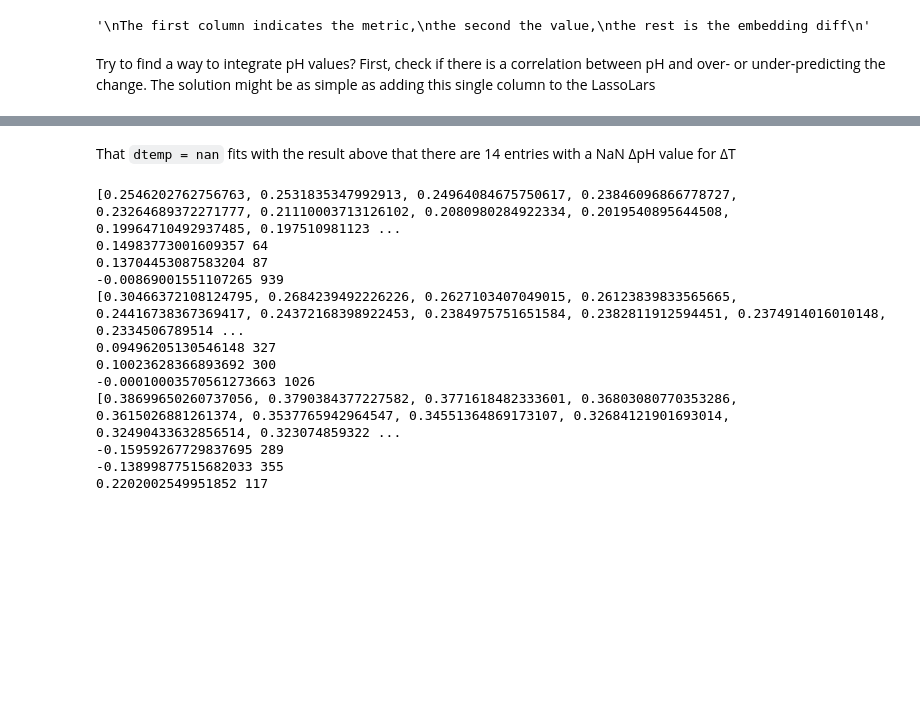
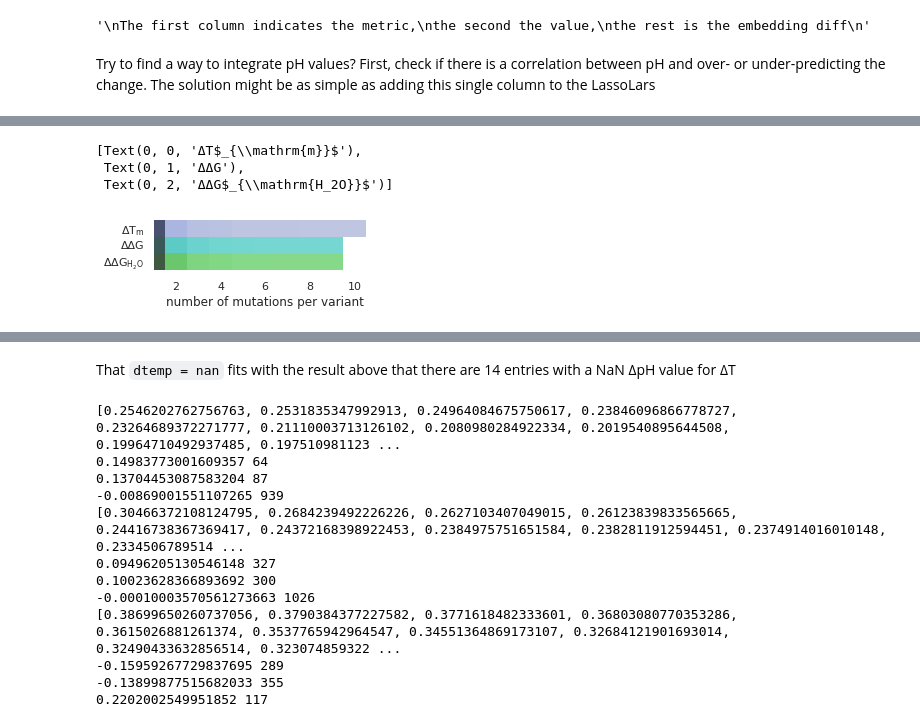
Before and after one commit to lkndl/mapra, a Jupyter notebook: mapra/9_more.ipynb, the cells around one changed output, grey strips where cells are left out. Saved outputs shown, nothing was run; the diff lists cells and outputs as text; code cells hidden in the pictures; blank space fills up the shorter version.

```diff
--- a/mapra/9_more.ipynb
+++ b/mapra/9_more.ipynb
@@ -50,3 +51,10 @@ read 8113 embeddings for 323 proteins, each SAV with 0 neighbors on each side, w
 Try to find a way to integrate pH values?
 First, check if there is a correlation between pH and over- or under-predicting the change.
 The solution might be as simple as adding this single column to the LassoLars
+# %%
+df = data.dataframe
+df = df.loc[df.DATASET == 'reduced_set']
+
+for delta in delta_labels:
+    print(delta)
+    print(len(df.loc[df.DELTA == delta, ['UniProt_ID', 'MUTATION']].drop_duplicates()))
@@ -52,0 +94,3 @@ The solution might be as simple as adding this single column to the LassoLars
+# %%
+rdf = df[['UniProt_ID', 'MUTATION', 'MUT_COUNT', 'DELTA']].drop_duplicates()
+rdf
@@ -53,3 +111,18 @@ The solution might be as simple as adding this single column to the LassoLars
+# %%
+fig, ax = plt.subplots(1, 1, figsize=(4, 1))
+sns.histplot(data=rdf, x='MUT_COUNT', y='DELTA',
+             ax=ax,
+             multiple='dodge', common_norm=False, stat='density',
+             hue='DELTA', palette='viridis', discrete=True, legend=False)
+ax.set(xlabel='number of mutations per variant', ylabel='', xlim=(1, None))
+sns.despine(left=True, bottom=True)
+ax.set_yticklabels([data.tex_lookup[l] for l in delta_labels])
+# log_scale=False, element='step', cumulative=True, fill=False)
+# %% [output]
+[Text(0, 0, 'ΔT$_{\\mathrm{m}}$'),
+ Text(0, 1, 'ΔΔG'),
+ Text(0, 2, 'ΔΔG$_{\\mathrm{H_2O}}$')]
+[figure, added]
 # %%
 df = data.dataframe_abbrev(reduced=True)
 kdf = df.loc[df.delta_pH.isna()]
```
Also changed, not shown: parts of 9 cells of this notebook, 6 other files.
